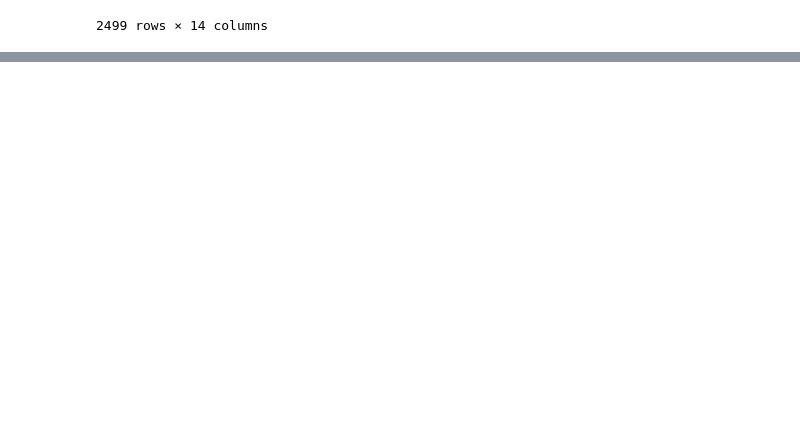
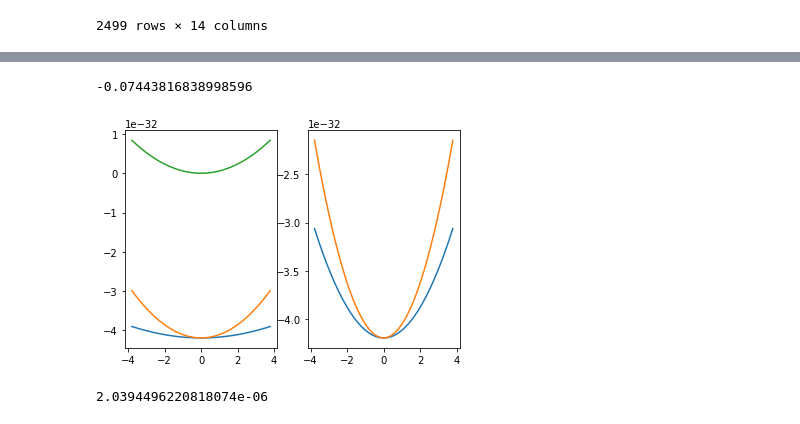
Before and after one commit to GroundhogState/thesis, a Jupyter notebook: calc/calcs.ipynb, the cells around one changed output, grey strips where cells are left out. Saved outputs shown, nothing was run; the diff lists cells and outputs as text; code cells hidden in the pictures; blank space fills up the shorter version.

```diff
--- a/calc/calcs.ipynb
+++ b/calc/calcs.ipynb
@@ -220,0 +298,26 @@ plt.show()
+# %%
+1-np.exp(0.5*np.power((x_max/beam_waist),2))
+# %% [output]
+-0.07443816838998596
+# %%
+## Hmmm let's plot these
+
+Y = np.linspace(-x_max,x_max,300)
+
+U_approx = -Re_a_P/(np.pi*c*beam_waist**2*epsilon) + 2*Re_a_P/(np.pi*c*beam_waist**4*epsilon)*np.power(Y,2)
+U_exact = -Re_a_P/(np.pi*c*beam_waist**2*epsilon)*np.exp(-0.5*np.power((Y/beam_waist),2))
+
+U_mag = 0.5*m*np.power((omega_mag*Y),2)
+
+plt.figure()
+plt.subplot(121)
+plt.plot(1e6*Y,U_exact)
+plt.plot(1e6*Y,U_approx)
+plt.plot(1e6*Y,U_mag)
+plt.subplot(122)
+# plt.plot(Y,(U_exact-U_approx)/U_exact)
+plt.plot(1e6*Y,U_exact+U_mag)
+plt.plot(1e6*Y,U_approx+U_mag)
+plt.show()
+# %% [output]
+[figure, added]
@@ -220,0 +326,10 @@ plt.show()
+# %%
+wbar=2*np.pi*np.power(425**3+425**3+55**3,1/3)
+h = 6.63e-34
+hbar = 0.5*h/np.pi
+kB = 1.3806e-23
+N = 6e5
+T_c = 0.94*hbar*wbar*np.power(N,1/3)/kB
+T_c
+# %% [output]
+2.0394496220818074e-06
```
Also changed, not shown: parts of 21 cells of this notebook, 34 other files.
